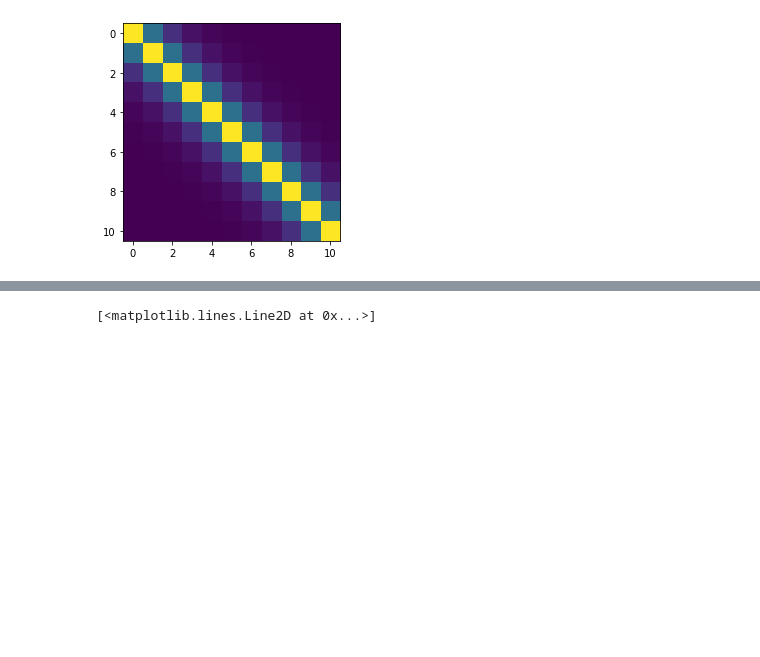
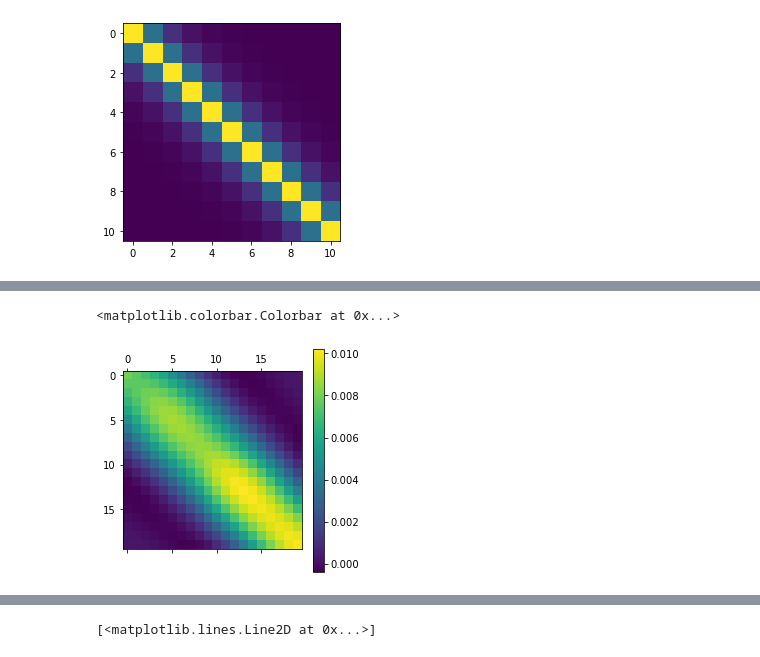
Before and after one commit to lionfish0/experimentation, a Jupyter notebook: Network to Regression for James.ipynb, the cells around one changed output, grey strips where cells are left out. Cells and saved outputs as stored; diff of their text form; code cells hidden in the pictures; blank space fills up the shorter version.

```diff
--- a/Network to Regression for James.ipynb
+++ b/Network to Regression for James.ipynb
@@ -66,0 +79,6 @@ plt.matshow(L)
+# %%
+beta = 5.0
+s = np.zeros([len(L),len(L)])
+#for vi,lami in zip(v.T[order],lam[order]):
+for vi,lami in zip(v.T,lam):
+    s = s + vi[:,None]@vi[None,:]*np.exp(lami*beta)
@@ -66,0 +111,6 @@ plt.matshow(L)
+# %%
+plt.matshow(np.real(s)[:20,:20]) #2500/400 =
+plt.colorbar()
+# %% [output]
+<matplotlib.colorbar.Colorbar at 0x...>
+[figure, added]
```
Also changed, not shown: parts of 26 cells of this notebook.
